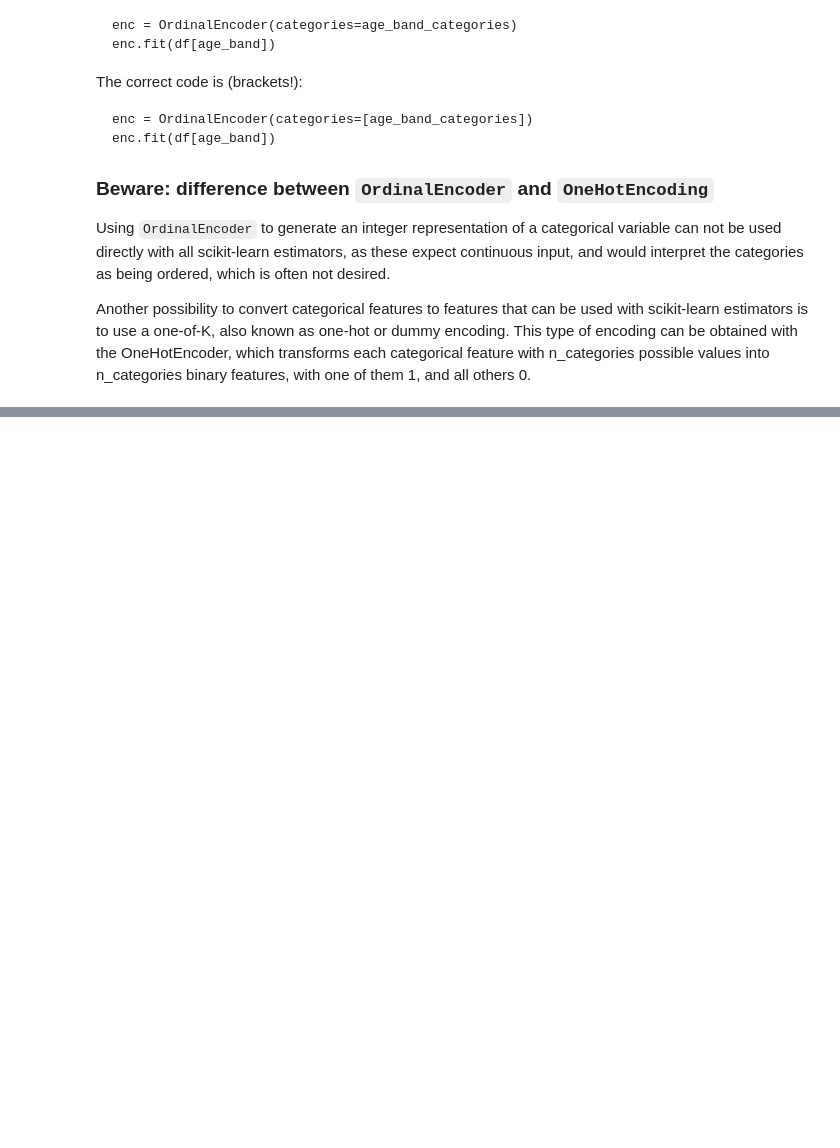
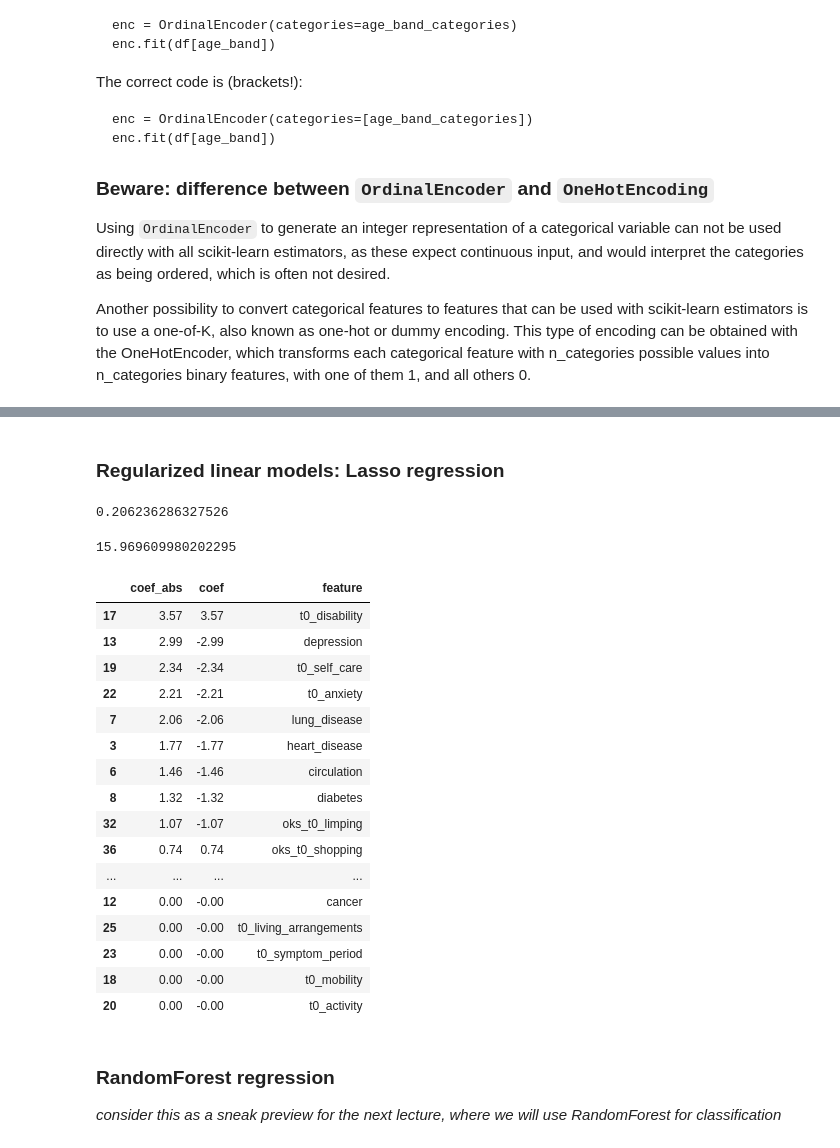
Before and after one commit to EAISI/application-project-nhs-proms, a Jupyter notebook: notebooks/3.0-modeling-regression.ipynb, the cells around one changed output, grey strips where cells are left out. Saved outputs shown, nothing was run; the diff lists cells and outputs as text; code cells hidden in the pictures; blank space fills up the shorter version.

```diff
--- a/notebooks/3.0-modeling-regression.ipynb
+++ b/notebooks/3.0-modeling-regression.ipynb
@@ -191 +199,15 @@ ColumnTransformer(n_jobs=None, remainder='drop', sparse_threshold=0.3,
+# %%
+# list of columns for convenience
+# https://stackoverflow.com/questions/54646709/sklearn-pipeline-get-feature-name-after-onehotencode-in-columntransformer
+X_columns = pd.Series(
+    age_band
+    + prep.named_transformers_["gender"]["onehot"].get_feature_names().tolist()
+    + comorb
+    + boolean
+    + eq5d
+    + categorical
+    + oks_questions
+    + oks_score
+    + eq_vas
+)
 # %% [markdown]
@@ -217,6 +243,5 @@ Regression of `t1_eq_vas` ~ `t0_eq_vas`
 # %%
 from sklearn.linear_model import LinearRegression
-from sklearn.model_selection import train_test_split
 
 
 def fill_median(s):
@@ -229,9 +254,9 @@ eq_prep = ColumnTransformer(transformers=
                                             strategy='median'),
                               eq),
                             ])
-eq_prep.fit(df)
-t0_eq, t1_eq = eq_prep.transform(df)[:,0], eq_prep.transform(df)[:,1]
-eq_reg = LinearRegression()
-eq_reg.fit(t0_eq.reshape(-1,1), t1_eq)
-eq_reg.intercept_, eq_reg.coef_, eq_reg.score(t0_eq.reshape(-1,1), t1_eq)
+eq_prep.fit(df_train)
+t0_eq, t1_eq = eq_prep.transform(df_train)[:,0].reshape(-1,1), eq_prep.transform(df_train)[:,1]
+lin_reg = LinearRegression()
+lin_reg.fit(t0_eq, t1_eq)
+lin_reg.intercept_, lin_reg.coef_, lin_reg.score(t0_eq, t1_eq)
 # %% [output]
@@ -244,0 +332,38 @@ plt.scatter(t0_eq, t1_eq, alpha=0.1);
+# %% [markdown]
+### Regularized linear models: Lasso regression
+# %%
+from sklearn.linear_model import LassoCV
+
+lasso = LassoCV(cv=5, random_state=42).fit(X_train, t1_eq)
+lasso.score(X_train, t1_eq)
+# %% [output]
+0.206236286327526
+# %%
+lasso_mse = mean_squared_error(lasso.predict(X_train), t1_eq)
+lasso_rmse = np.sqrt(lasso_mse)
+lasso_rmse
+# %% [output]
+15.969609980202295
+# %%
+pd.concat({'coef_abs': pd.Series(abs(lasso.coef_)), 'coef': pd.Series(lasso.coef_), 'feature': X_columns}, axis=1).sort_values('coef_abs', ascending=False)
+# %% [output]
+|  | coef_abs | coef | feature |
+| 17 | 3.57 | 3.57 | t0_disability |
+| 13 | 2.99 | -2.99 | depression |
+| 19 | 2.34 | -2.34 | t0_self_care |
+| 22 | 2.21 | -2.21 | t0_anxiety |
+| 7 | 2.06 | -2.06 | lung_disease |
+| 3 | 1.77 | -1.77 | heart_disease |
+| 6 | 1.46 | -1.46 | circulation |
+| 8 | 1.32 | -1.32 | diabetes |
+| 32 | 1.07 | -1.07 | oks_t0_limping |
+| 36 | 0.74 | 0.74 | oks_t0_shopping |
+| ... | ... | ... | ... |
+| 12 | 0.00 | -0.00 | cancer |
+| 25 | 0.00 | -0.00 | t0_living_arrangements |
+| 23 | 0.00 | -0.00 | t0_symptom_period |
+| 18 | 0.00 | -0.00 | t0_mobility |
+| 20 | 0.00 | -0.00 | t0_activity |
+# %% [markdown]
+### RandomForest regression
+_consider this as a sneak preview for the next lecture, where we will use RandomForest for classification_
```
Also changed, not shown: parts of 30 cells of this notebook, 2 other files.
